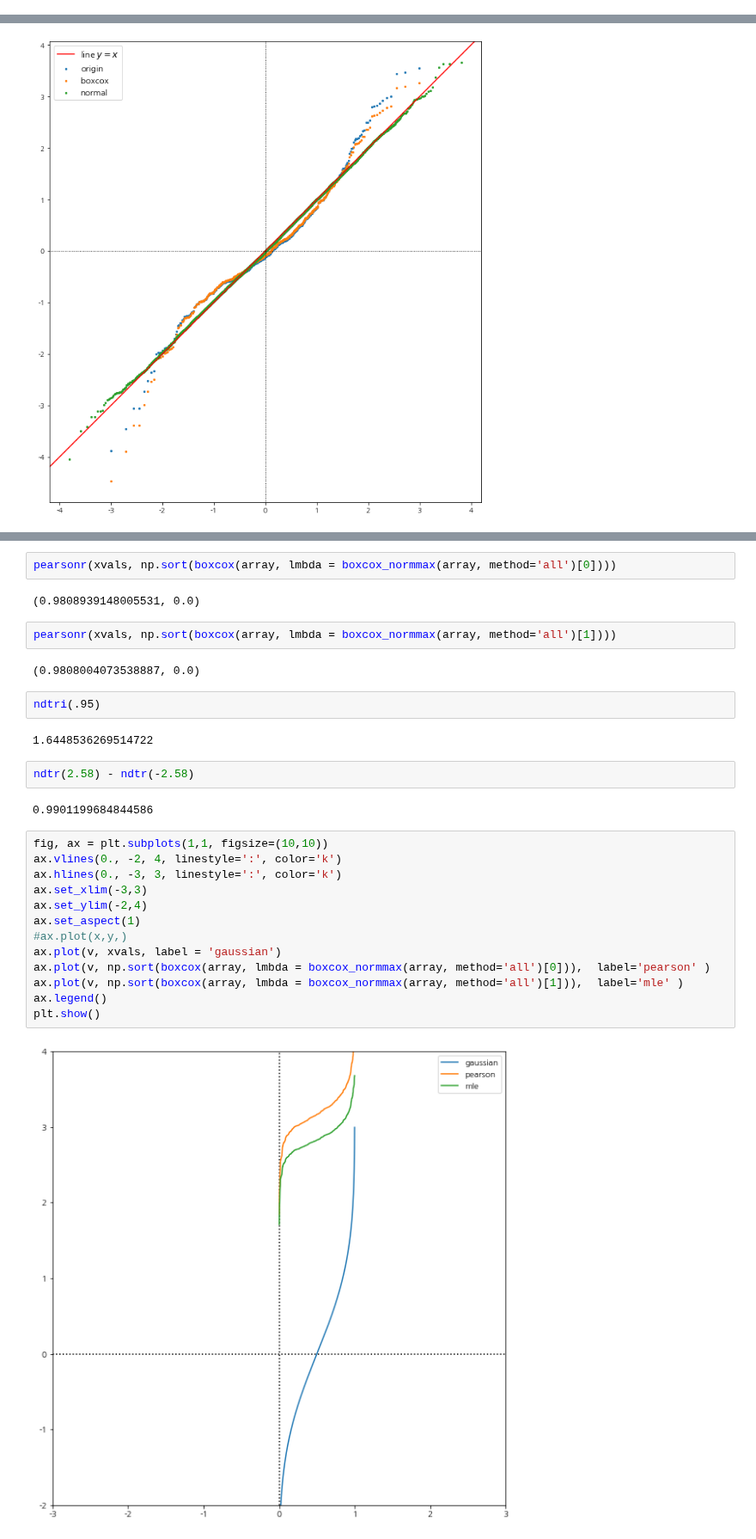
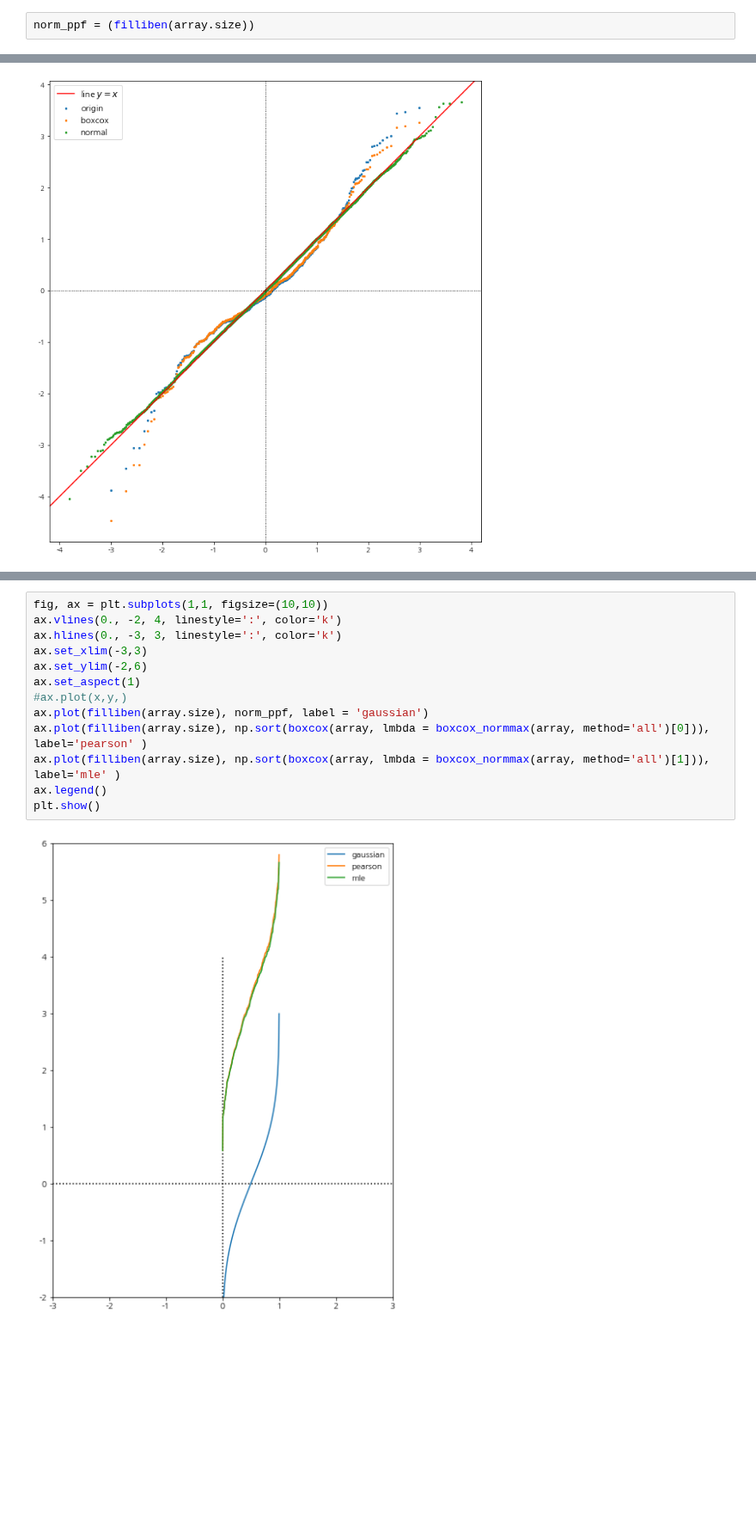
Before and after one commit to ywkim92/Paper-implementation, a Jupyter notebook: Boxcox.ipynb, the cells around one changed output, grey strips where cells are left out. Shown at 86% size. Drawn from its saved outputs; the diff is of its cells as text; blank space fills up the shorter version.

```diff
--- a/Boxcox.ipynb
+++ b/Boxcox.ipynb
@@ -172,3 +172,5 @@ def filliben(n):
 array_sc = np.sort(StandardScaler().fit_transform(array.reshape(-1,1)).flatten())
 array1_sc = np.sort(StandardScaler().fit_transform(array1.reshape(-1,1)).flatten())
 norm_ppf = ndtri(filliben(array.size))
+# %%
+norm_ppf = (filliben(array.size))
@@ -307,31 +228,15 @@ y = np.vectorize(lambda x: 1- np.exp(-x))(x)
-# %%
-pearsonr(xvals, np.sort(boxcox(array, lmbda = boxcox_normmax(array, method='all')[0])))
-# %% [output]
-(0.9808939148005531, 0.0)
-# %%
-pearsonr(xvals, np.sort(boxcox(array, lmbda = boxcox_normmax(array, method='all')[1])))
-# %% [output]
-(0.9808004073538887, 0.0)
-# %%
-ndtri(.95)
-# %% [output]
-1.6448536269514722
-# %%
-ndtr(2.58) - ndtr(-2.58)
-# %% [output]
-0.9901199684844586
 # %%
 fig, ax = plt.subplots(1,1, figsize=(10,10))
 ax.vlines(0., -2, 4, linestyle=':', color='k')
 ax.hlines(0., -3, 3, linestyle=':', color='k')
 ax.set_xlim(-3,3)
-ax.set_ylim(-2,4)
+ax.set_ylim(-2,6)
 ax.set_aspect(1)
 #ax.plot(x,y,)
-ax.plot(v, xvals, label = 'gaussian')
-ax.plot(v, np.sort(boxcox(array, lmbda = boxcox_normmax(array, method='all')[0])),  label='pearson' )
-ax.plot(v, np.sort(boxcox(array, lmbda = boxcox_normmax(array, method='all')[1])),  label='mle' )
+ax.plot(filliben(array.size), norm_ppf, label = 'gaussian')
+ax.plot(filliben(array.size), np.sort(boxcox(array, lmbda = boxcox_normmax(array, method='all')[0])),  label='pearson' )
+ax.plot(filliben(array.size), np.sort(boxcox(array, lmbda = boxcox_normmax(array, method='all')[1])),  label='mle' )
 ax.legend()
 plt.show()
 # %% [output]
-[figure, old version]
+[figure, new version]
```
Also changed, not shown: parts of 40 cells of this notebook.
